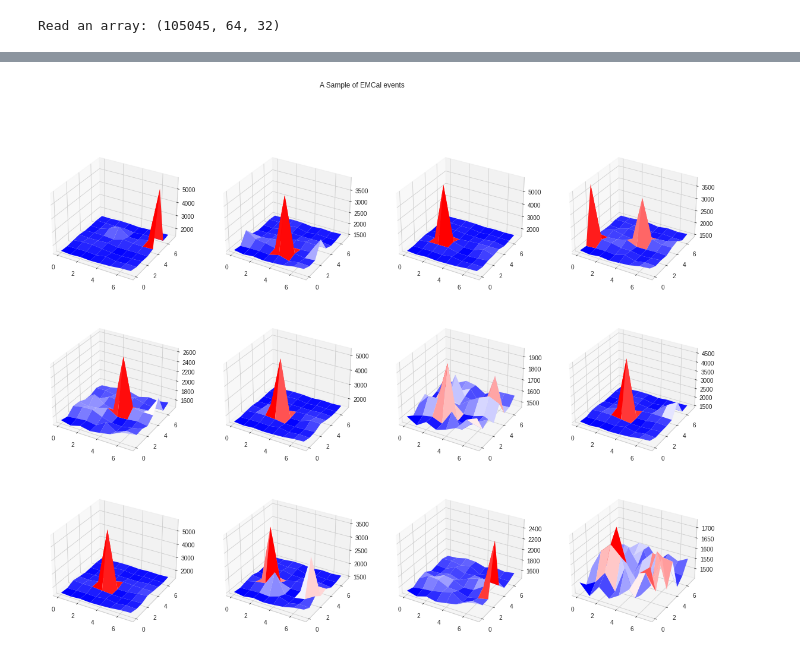
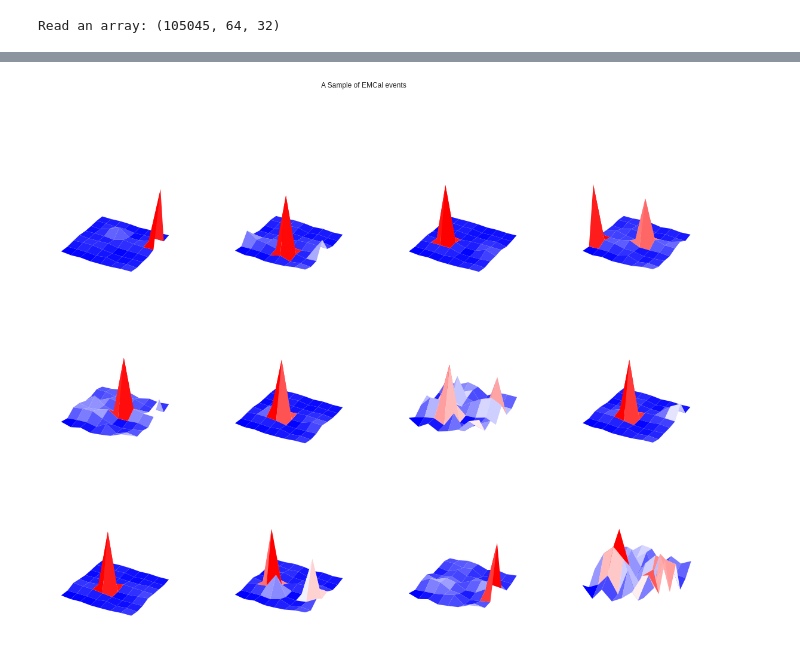
Before and after one commit to regmi-sijan/ml4cal, a Jupyter notebook: testbeam/newfit.ipynb, the cells around one changed output, grey strips where cells are left out. Saved outputs shown, nothing was run; the diff lists cells and outputs as text; code cells hidden in the pictures.

```diff
--- a/testbeam/newfit.ipynb
+++ b/testbeam/newfit.ipynb
@@ -120,35 +121,35 @@ fig.suptitle(f'''A Sample of EMCal events''')
 x_ = np.arange(0,8)
 y_ = np.arange(0,8)
 x_, y_ = np.meshgrid(x_, y_)
 
 face = np.zeros(shape=(8,8), dtype=np.int32)
 cnt=0
 ip = 0
 jp = 0
 for n in range(0,5000):
     for i in range(0,8):
         for j in range(0,8):
             channel = map[i][j]
             wave = X[n][channel][:31]
             peak = np.amax(wave)
             face[i][j] = peak
 
     maxface = np.amax(face)
     if maxface<1700: continue
     cnt+=1
     if cnt<37: continue
     #panels[ip][jp].imshow(face, cmap="viridis")
 
     panels[ip][jp].plot_surface(x_, y_, face, cmap=cm.bwr)
-    # panels[ip][jp].axis('off')
+    panels[ip][jp].axis('off')
     jp+=1
     if jp==4:
         jp=0
         ip+=1
 
     if ip==3: break
 # %% [output]
-[figure, old version]
+[figure, new version]
 # %%
 from mpl_toolkits.mplot3d import axes3d
 from matplotlib import cm
```
Also changed, not shown: parts of 3 cells of this notebook.
